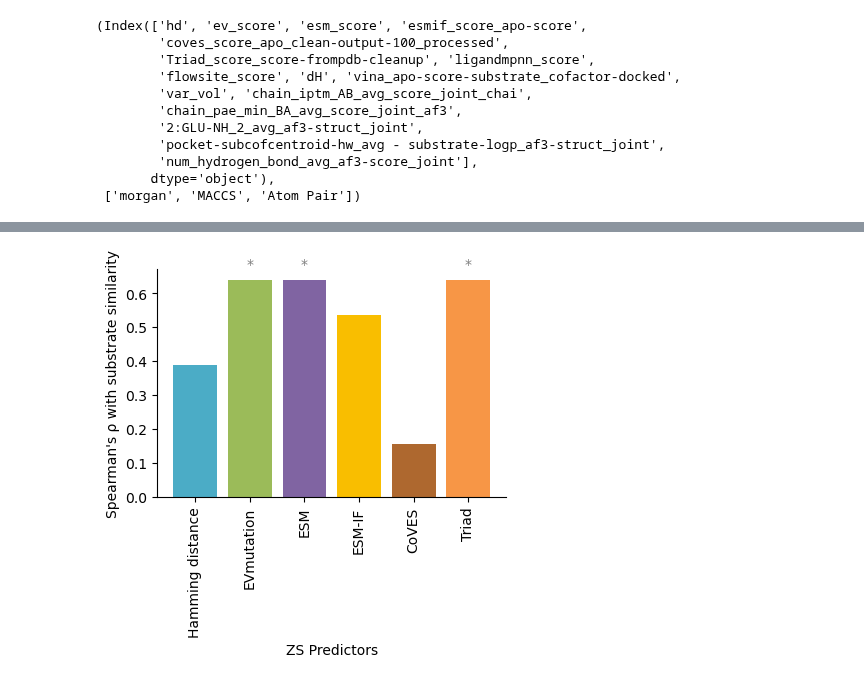
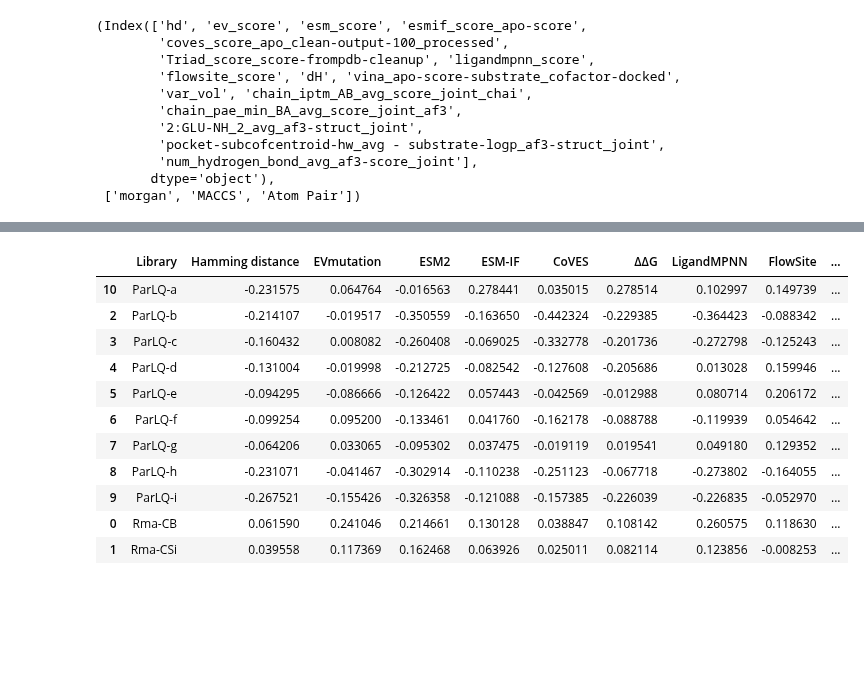
Before and after one commit to fhalab/substrate_aware_zs, a Jupyter notebook: sandbox/sub_vis.ipynb, the cells around one changed output, grey strips where cells are left out. Drawn from its saved outputs; the diff is of its cells as text; code cells hidden in the pictures; blank space fills up the shorter version.

```diff
--- a/sandbox/sub_vis.ipynb
+++ b/sandbox/sub_vis.ipynb
@@ -842,39 +574,20 @@ merge_df
-# %%
-# Plotting
-fig, ax = plt.subplots(figsize=(4, 4))
-
-# Perform t-tests between each pair of ZS predictors within the metric
-p_values = [spearmanr(merge_df["Atom Pair"], merge_df[zsopt])[1] for zsopt in ZS_OPTS]
-
-bars = ax.bar(
-    ZS_OPTS,
-    [spearmanr(merge_df["Atom Pair"], merge_df[zsopt])[0] for zsopt in ZS_OPTS],
-    capsize=4,
-    color=[
-        FZL_PALETTES[c]
-        for c in ["blue", "green", "purple", "yellow", "brown", "orange"]
-    ],
-    width=0.8,
-    error_kw={'ecolor': 'gray', 'capthick': 1}
-
-)
-# make the font size smaller
-
-    # Annotating p-values
-for i, p_value in enumerate(p_values):
-    if p_value < 0.05:
-        ax.text(i, max(p_values)+0.03, "*", ha="center", color="gray")
-
-# Set the title and labels
-# ax.set_title("ZS Predictors", pad=10)
-ax.set_xticklabels(ZS_OPTS, rotation=90, ha="center")
-ax.set_xlabel("ZS Predictors")
-ax.set_ylabel("Spearman's ρ with substrate similarity")
-ax.spines['top'].set_visible(False)
-ax.spines['right'].set_visible(False)
-ax.xaxis.grid(False)
-ax.yaxis.grid(False)  # Disable the y-axis grid lines
-
-plt.tight_layout(pad=.0, h_pad=-.0, w_pad=1.0)
-# %% [output]
-[figure, removed]
+# %%
+cb_df = df_rho[df_rho["lib"] == "Rma-CB"][cb_col].rename(columns=cb_col_dict).reset_index(drop=True).copy()
+csi_df = df_rho[df_rho["lib"] == "Rma-CSi"][csi_col].rename(columns=csi_col_dict).reset_index(drop=True).copy()
+parlq_df = df_rho[df_rho["lib"].isin(lib_order[-9:])][parlq_cols].rename(columns=parlq_col_dict).reset_index(drop=True).copy()
+parlq_df.loc[parlq_df["Library"]=="ParLQ", "Library"] = "ParLQ-a"
+new2nature_df = pd.concat([cb_df, csi_df, parlq_df], axis=0).reset_index(drop=True).sort_values(by="Library")
+new2nature_df
+# %% [output]
+|  | Library | Hamming distance | EVmutation | ESM2 | ESM-IF | CoVES | ΔΔG | LigandMPNN | FlowSite | ... |
+| 10 | ParLQ-a | -0.231575 | 0.064764 | -0.016563 | 0.278441 | 0.035015 | 0.278514 | 0.102997 | 0.149739 | ... |
+| 2 | ParLQ-b | -0.214107 | -0.019517 | -0.350559 | -0.163650 | -0.442324 | -0.229385 | -0.364423 | -0.088342 | ... |
+| 3 | ParLQ-c | -0.160432 | 0.008082 | -0.260408 | -0.069025 | -0.332778 | -0.201736 | -0.272798 | -0.125243 | ... |
+| 4 | ParLQ-d | -0.131004 | -0.019998 | -0.212725 | -0.082542 | -0.127608 | -0.205686 | 0.013028 | 0.159946 | ... |
+| 5 | ParLQ-e | -0.094295 | -0.086666 | -0.126422 | 0.057443 | -0.042569 | -0.012988 | 0.080714 | 0.206172 | ... |
+| 6 | ParLQ-f | -0.099254 | 0.095200 | -0.133461 | 0.041760 | -0.162178 | -0.088788 | -0.119939 | 0.054642 | ... |
+| 7 | ParLQ-g | -0.064206 | 0.033065 | -0.095302 | 0.037475 | -0.019119 | 0.019541 | 0.049180 | 0.129352 | ... |
+| 8 | ParLQ-h | -0.231071 | -0.041467 | -0.302914 | -0.110238 | -0.251123 | -0.067718 | -0.273802 | -0.164055 | ... |
+| 9 | ParLQ-i | -0.267521 | -0.155426 | -0.326358 | -0.121088 | -0.157385 | -0.226039 | -0.226835 | -0.052970 | ... |
+| 0 | Rma-CB | 0.061590 | 0.241046 | 0.214661 | 0.130128 | 0.038847 | 0.108142 | 0.260575 | 0.118630 | ... |
+| 1 | Rma-CSi | 0.039558 | 0.117369 | 0.162468 | 0.063926 | 0.025011 | 0.082114 | 0.123856 | -0.008253 | ... |
```
Also changed, not shown: parts of 29 cells of this notebook, 4 other files.
